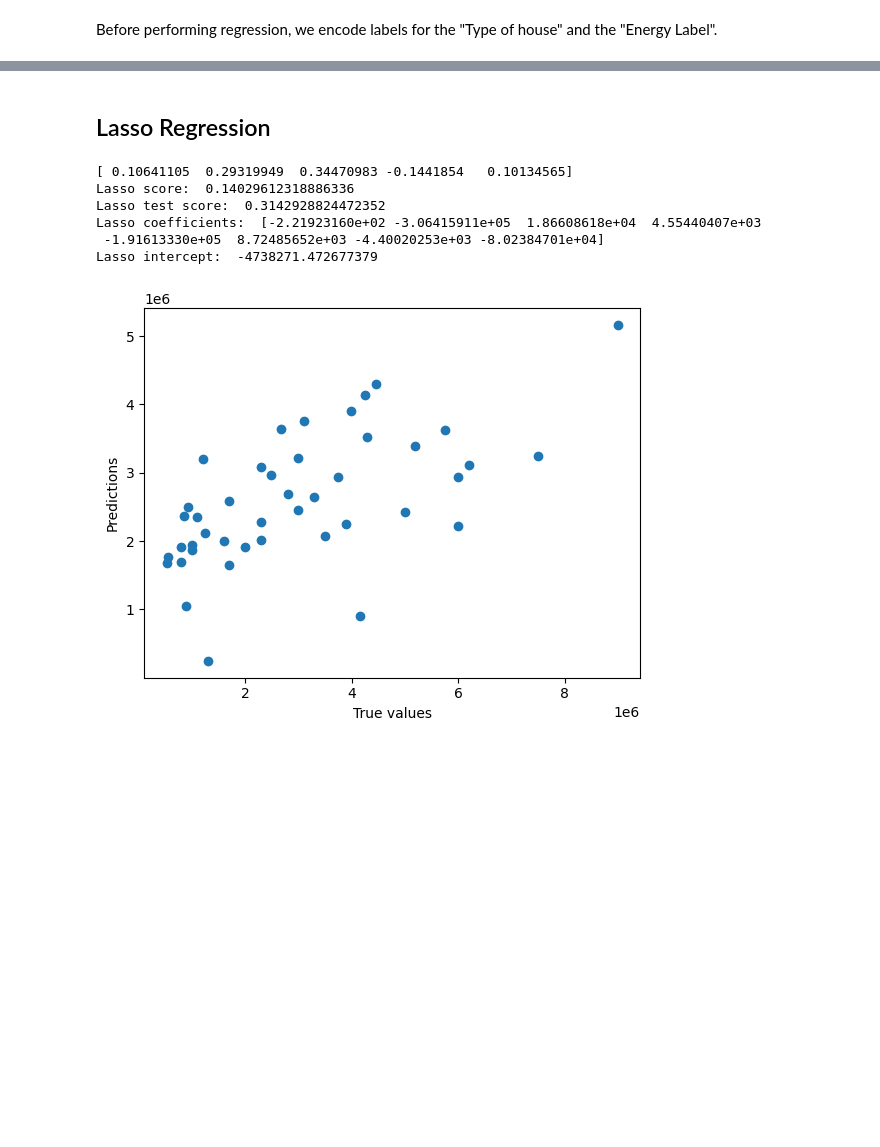
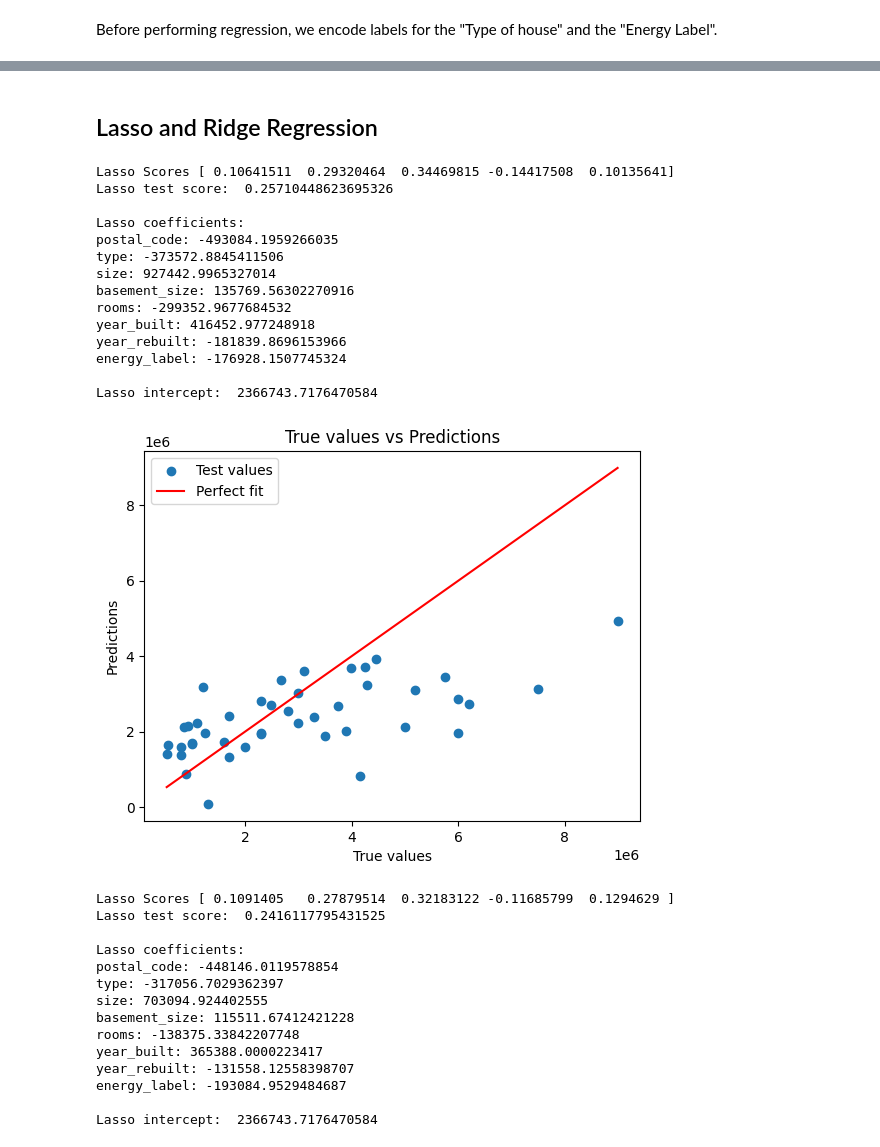
Before and after one commit to besplago/thesis-house-price-estimation, a Jupyter notebook: house_price_regression.ipynb, the cells around one changed output, grey strips where cells are left out. Saved outputs shown, nothing was run; the diff lists cells and outputs as text; code cells hidden in the pictures; blank space fills up the shorter version.

Commit message:
Changes to the Lasso and

```diff
--- a/house_price_regression.ipynb
+++ b/house_price_regression.ipynb
@@ -212,34 +221,65 @@ display(encoded_X_train)
 170 rows × 8 columns
 # %% [markdown]
-## Lasso Regression
+## Lasso and Ridge Regression
 # %%
-from sklearn import linear_model
-from sklearn.model_selection import cross_val_score
 
-def lasso_regression(x_train, y_train, x_test, y_test):
-    lasso = linear_model.Lasso(alpha = 0.1)
-    lasso.fit(x_train, y_train)
-    lasso_score = cross_val_score(lasso, x_train, y_train, cv = 5)
-    print(lasso_score)
-    print("Lasso score: ", lasso_score.mean())
-    print("Lasso test score: ", lasso.score(x_test, y_test))
-    print("Lasso coefficients: ", lasso.coef_)
-    print("Lasso intercept: ", lasso.intercept_)
+def regression(model, x_train, y_train, x_test, y_test):
+    model.fit(x_train, y_train)
+    score = cross_val_score(model, x_train, y_train, cv = 5)
+    print("Scores", score)
+    print("Test score: ", model.score(x_test, y_test))
+    #print(x_train.columns)
+    print("\nCoefficients: ")
+    for feature, coef in zip(x_train.columns, model.coef_):
+        print(f"{feature}: {coef}")
+    print("\nIntercept: ", model.intercept_)
 
     #Predicting the test set results
-    y_pred = lasso.predict(x_test)
+    y_pred = model.predict(x_test)
     #Plotting the test set results
     plt.scatter(y_test, y_pred)
     plt.xlabel('True values')
     plt.ylabel('Predictions')
+    #Plotting the perfect fit line
+    plt.plot([y_test.min(), y_test.max()], [y_test.min(), y_test.max()], c = 'r')
+    #Name the perfect fit line
+    plt.legend(['Test values', 'Perfect fit'])
+    plt.title('True values vs Predictions')
     plt.show()
 
-lasso_regression(encoded_X_train, y_train, encoded_X_test, y_test)
+#linear_model_ = linear_model.LinearRegression()
+lasso_model = linear_model.Lasso(alpha = 10)
+ridge_model = linear_model.Ridge(alpha = 10)
+#regression(linear_model_, encoded_X_train, y_train, encoded_X_test, y_test)
+regression(lasso_model, encoded_X_train, y_train, encoded_X_test, y_test)
+regression(ridge_model, encoded_X_train, y_train, encoded_X_test, y_test)
 # %% [output]
-[ 0.10641105  0.29319949  0.34470983 -0.1441854   0.10134565]
-Lasso score:  0.14029612318886336
-Lasso test score:  0.3142928824472352
-Lasso coefficients:  [-2.21923160e+02 -3.06415911e+05  1.86608618e+04  4.55440407e+03
- -1.91613330e+05  8.72485652e+03 -4.40020253e+03 -8.02384701e+04]
-Lasso intercept:  -4738271.472677379
+Lasso Scores [ 0.10641511  0.29320464  0.34469815 -0.14417508  0.10135641]
+Lasso test score:  0.25710448623695326
+
+Lasso coefficients:
+postal_code: -493084.1959266035
+type: -373572.8845411506
+size: 927442.9965327014
+basement_size: 135769.56302270916
+rooms: -299352.9677684532
+year_built: 416452.977248918
+year_rebuilt: -181839.8696153966
+energy_label: -176928.1507745324
+
+Lasso intercept:  2366743.7176470584
-[figure, old version]
+[figure, new version]
+Lasso Scores [ 0.1091405   0.27879514  0.32183122 -0.11685799  0.1294629 ]
+Lasso test score:  0.2416117795431525
+
+Lasso coefficients:
+postal_code: -448146.0119578854
+type: -317056.7029362397
+size: 703094.924402555
+basement_size: 115511.67412421228
+rooms: -138375.33842207748
+year_built: 365388.0000223417
+year_rebuilt: -131558.12558398707
+energy_label: -193084.9529484687
+
+Lasso intercept:  2366743.7176470584
```
Also changed, not shown: parts of 4 cells of this notebook.
